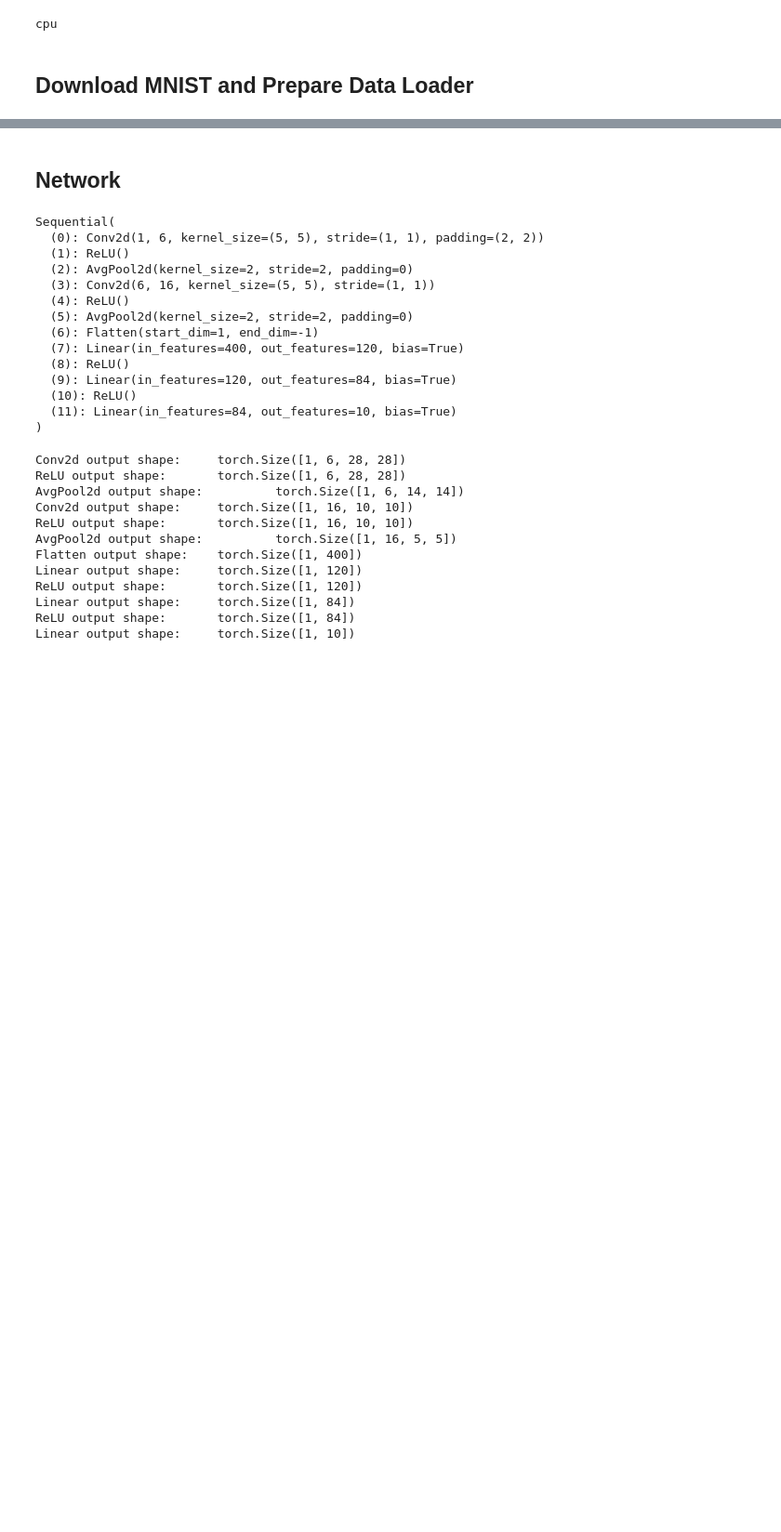
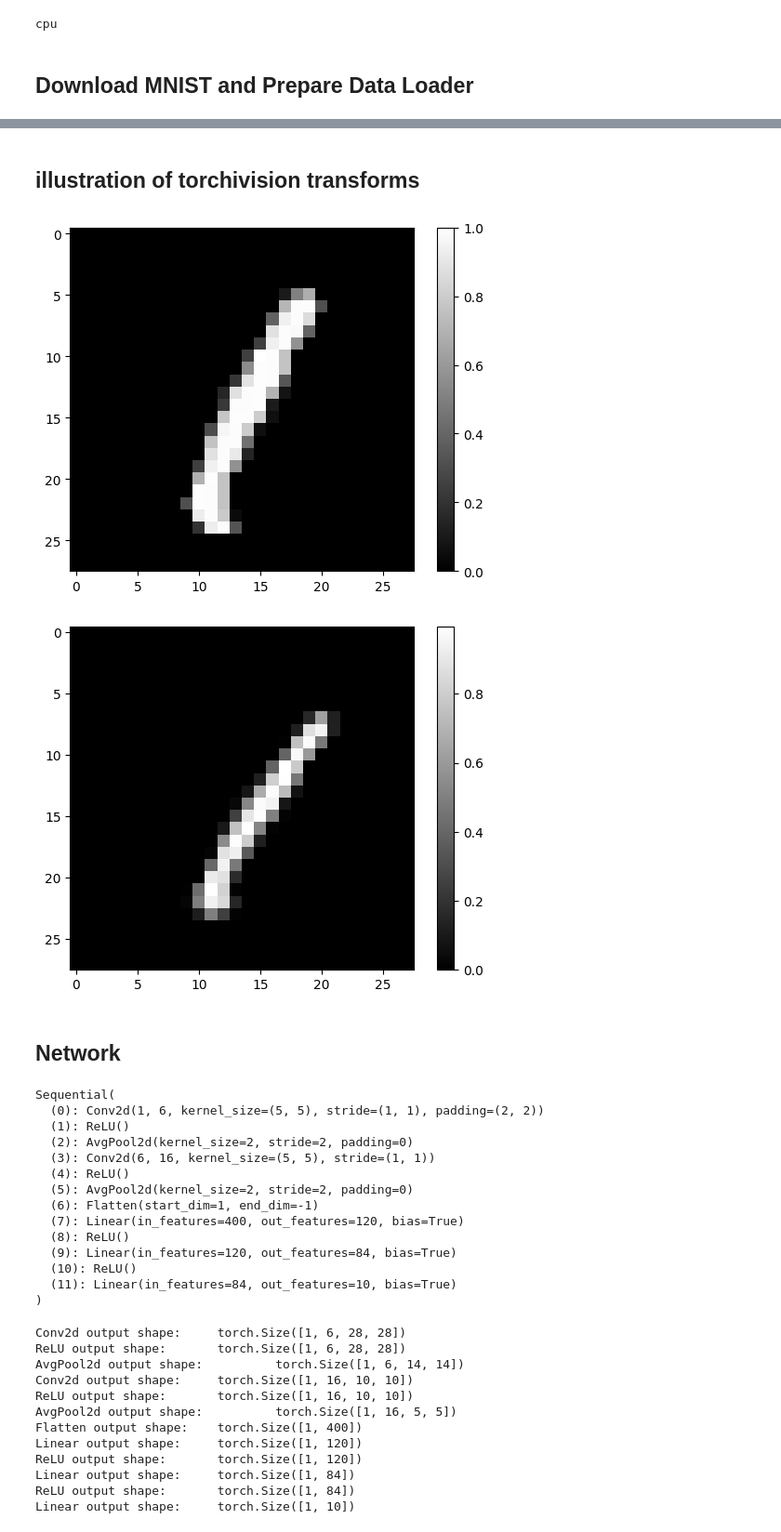
Before and after one commit to hufsaim/T10306201, a Jupyter notebook: notebook_2023/Lab09.ipynb, the cells around one changed output, grey strips where cells are left out. Shown at 93% size. Cells and saved outputs as stored; diff of their text form; code cells hidden in the pictures; blank space fills up the shorter version.

```diff
--- a/notebook_2023/Lab09.ipynb
+++ b/notebook_2023/Lab09.ipynb
@@ -109,3 +105,16 @@ torch.Size([100, 1, 28, 28])
+# %% [markdown]
+## illustration of torchivision transforms
+# %%
+t_imges = v2.RandomPerspective(distortion_scale=0.6, p=1.0)(images)
+plt.imshow(images[0,0],cmap='gray')
+plt.colorbar()
+plt.show()
+plt.imshow(t_imges[0,0],cmap='gray')
+plt.colorbar()
+plt.show()
+# %% [output]
+[figure, added]
+[figure, added]
 # %% [markdown]
 ## Network
 # %%
```
Also changed, not shown: parts of 13 cells of this notebook.
